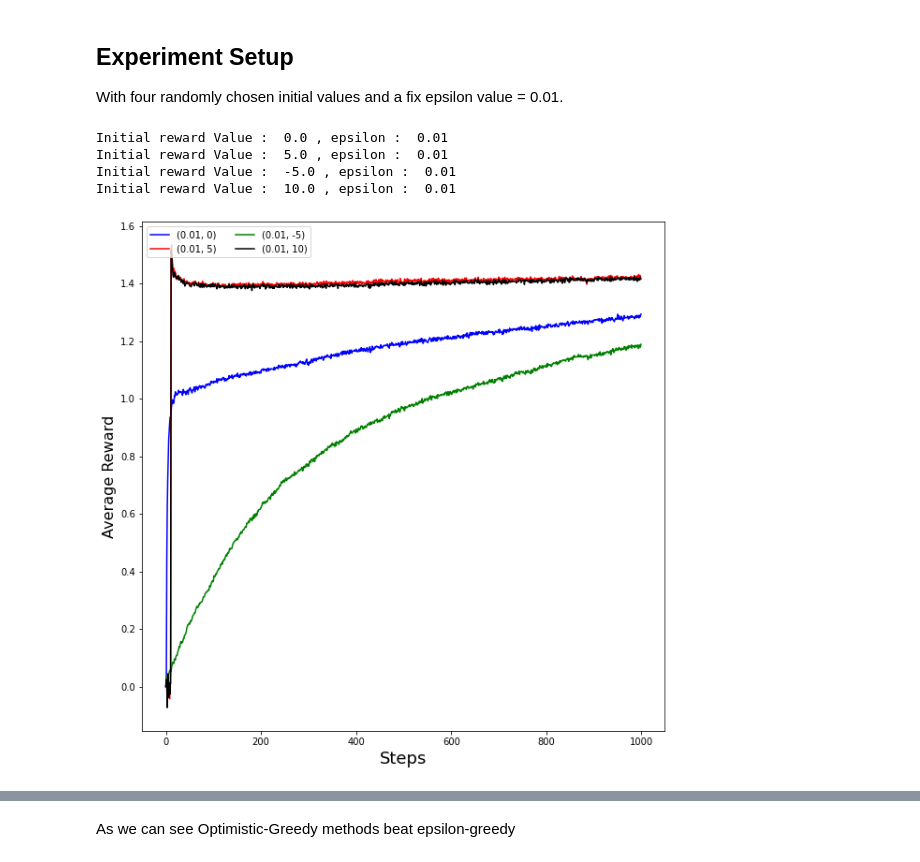
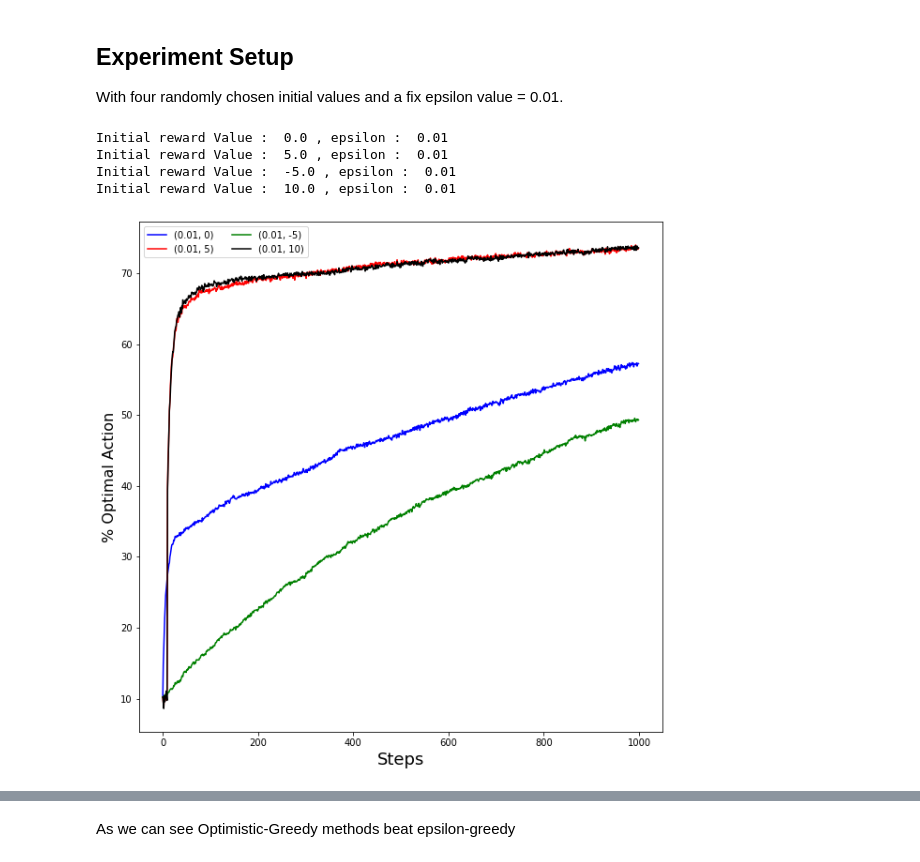
Before and after one commit to mahakal001/reinforcement-learning, a Jupyter notebook: chapter02/10-armed-bandit-part-3-Optimistic-Initial-Value.ipynb, the cells around one changed output, grey strips where cells are left out. Saved outputs shown, nothing was run; the diff lists cells and outputs as text; code cells hidden in the pictures.

Commit message:
Graphs in part-3-Optimistic-Initial-Value are changed from average-reward-per-step to %Optimal-Action which is also the correct method to compare this method with greedy and epsilon greedy

```diff
--- a/chapter02/10-armed-bandit-part-3-Optimistic-Initial-Value.ipynb
+++ b/chapter02/10-armed-bandit-part-3-Optimistic-Initial-Value.ipynb
@@ -63,0 +66,31 @@ initial_reward_estimates =  np.random.normal(testbed,1)
+# %%
+%%time
+with multiprocessing.Manager() as manager:
+    global_reward_list = []
+    mp_objects = []
+
+    epsilon_list      =    [0,   0.1]
+    initial_values    =    [5   ,  0]
+    color_list        =    ['b' , 'r']
+
+    for index,eps in enumerate(epsilon_list):
+        global_reward_list.append(manager.list())
+        mp_objects.append(multiprocessing.Process(target=rewards_per_step_mp,
+                                                  args=(steps, n_bandit, n_lever, initial_values[index],
+                                                        testbed, initial_reward_estimates,
+                                                        eps, global_reward_list[len(global_reward_list)-1])) )
+    for index in range(len(mp_objects)):
+        mp_objects[index].start()
+
+    for index in range(len(mp_objects)):
+        mp_objects[index].join()
+
+    plt.figure(figsize=(10,10))
+    plt.xlabel('Steps', fontsize=18)
+    plt.ylabel('% Optimal Action', fontsize=16)
+    for  index in range(len(mp_objects)):
+        plt.plot(np.arange(steps),global_reward_list[index][0],label=(epsilon_list[index],initial_values[index]), color=color_list[index])
+
+    plt.legend(loc=2, ncol=2)
+
+    plt.show()
@@ -89,7 +128,7 @@ with multiprocessing.Manager() as manager:
 
     plt.figure(figsize=(10,10))
     plt.xlabel('Steps', fontsize=18)
-    plt.ylabel('Average Reward', fontsize=16)
+    plt.ylabel('% Optimal Action', fontsize=16)
     for  index in range(len(mp_objects)):
         plt.plot(np.arange(steps),global_reward_list[index][0],label=(epsilon_list[index],initial_values[index]), color=color_list[index])
 
@@ -112,32 +151,32 @@ with multiprocessing.Manager() as manager:
     mp_objects = []
     initial_values    =    [0   ,   5,    -5,    10]
     epsilon_list   =    [0.01, 0.01,   0.01,   0.01]
     color_list        =    ['b', 'r',     'g',     'k']
 
     for index,eps in enumerate(epsilon_list):
         global_reward_list.append(manager.list())
         mp_objects.append(multiprocessing.Process(target=rewards_per_step_mp,
                                                   args=(steps, n_bandit, n_lever, initial_values[index],
                                                         testbed, initial_reward_estimates,
                                                         eps, global_reward_list[len(global_reward_list)-1])) )
     for index in range(len(mp_objects)):
         mp_objects[index].start()
 
     for index in range(len(mp_objects)):
         mp_objects[index].join()
 
     plt.figure(figsize=(10,10))
     plt.xlabel('Steps', fontsize=18)
-    plt.ylabel('Average Reward', fontsize=16)
+    plt.ylabel('% Optimal Action', fontsize=16)
     for  index in range(len(mp_objects)):
         plt.plot(np.arange(steps),global_reward_list[index][0],label=(epsilon_list[index],initial_values[index]), color=color_list[index])
 
     plt.legend(loc=2, ncol=2)
 
     plt.show()
 # %% [output]
 Initial reward Value :  0.0 , epsilon :  0.01
 Initial reward Value :  5.0 , epsilon :  0.01
 Initial reward Value :  -5.0 , epsilon :  0.01
 Initial reward Value :  10.0 , epsilon :  0.01
-[figure, old version]
+[figure, new version]
```
Also changed, not shown: parts of 7 cells of this notebook.
